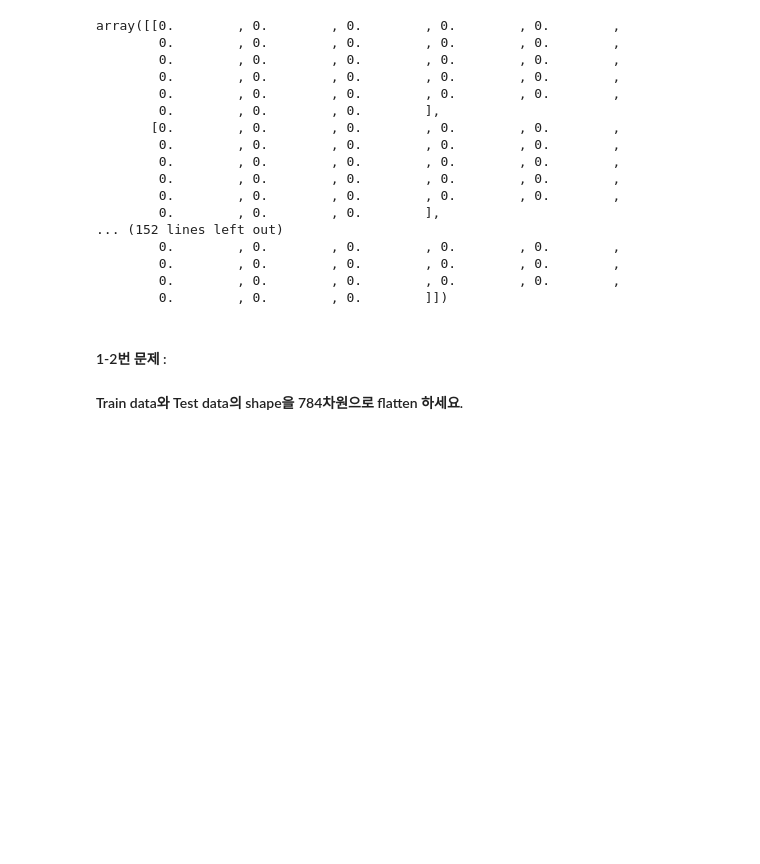
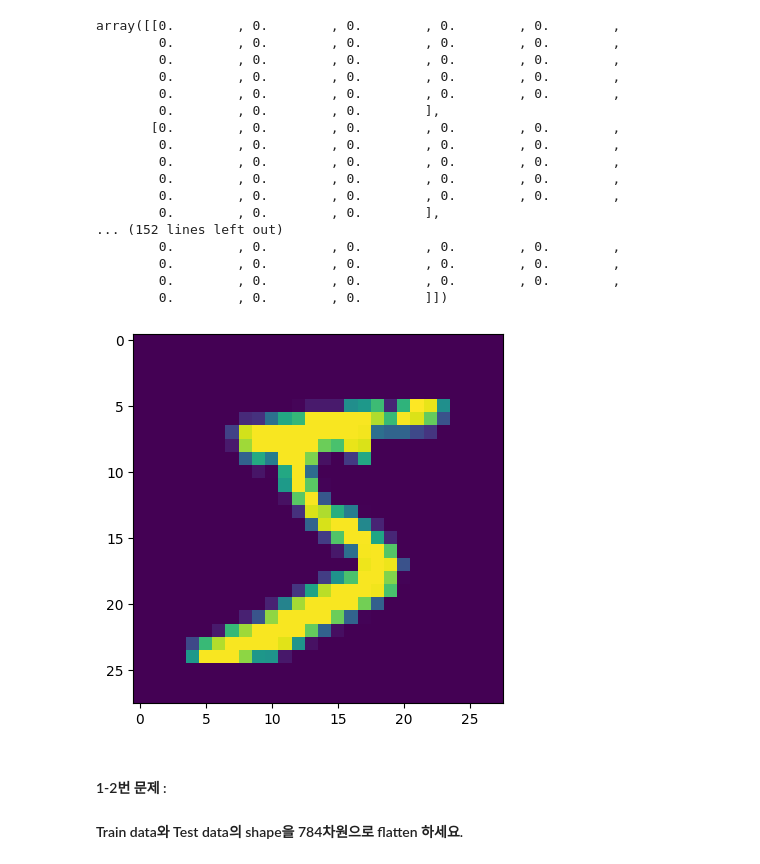
Before and after one commit to brighteen/Deep-Learning, a Jupyter notebook: 날코딩/11-02.신경망을 사용한 MNIST 문제.ipynb, the cells around one changed output. Cells and saved outputs as stored; diff of their text form; code cells hidden in the pictures; blank space fills up the shorter version.

```diff
--- a/날코딩/11-02.신경망을 사용한 MNIST 문제.ipynb
+++ b/날코딩/11-02.신경망을 사용한 MNIST 문제.ipynb
@@ -150,6 +156,11 @@ array([[0.        , 0.        , 0.        , 0.        , 0.        ,
         0.        , 0.        , 0.        , 0.        , 0.        ,
         0.        , 0.        , 0.        , 0.        , 0.        ,
         0.        , 0.        , 0.        ]])
+# %%
+plt.imshow(X_train[0])
+plt.show()
+# %% [output]
+[figure, added]
 # %% [markdown]
 #
 #### 1-2번 문제 :
```
Also changed, not shown: parts of 6 cells of this notebook, 1 other file.
